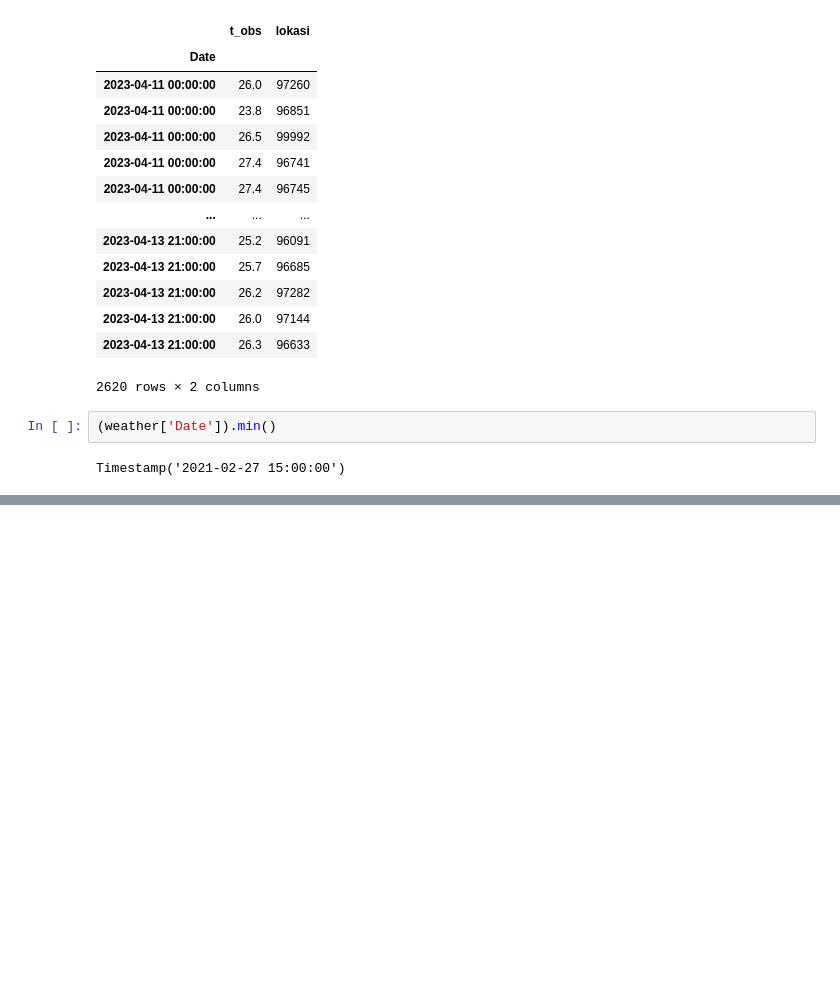
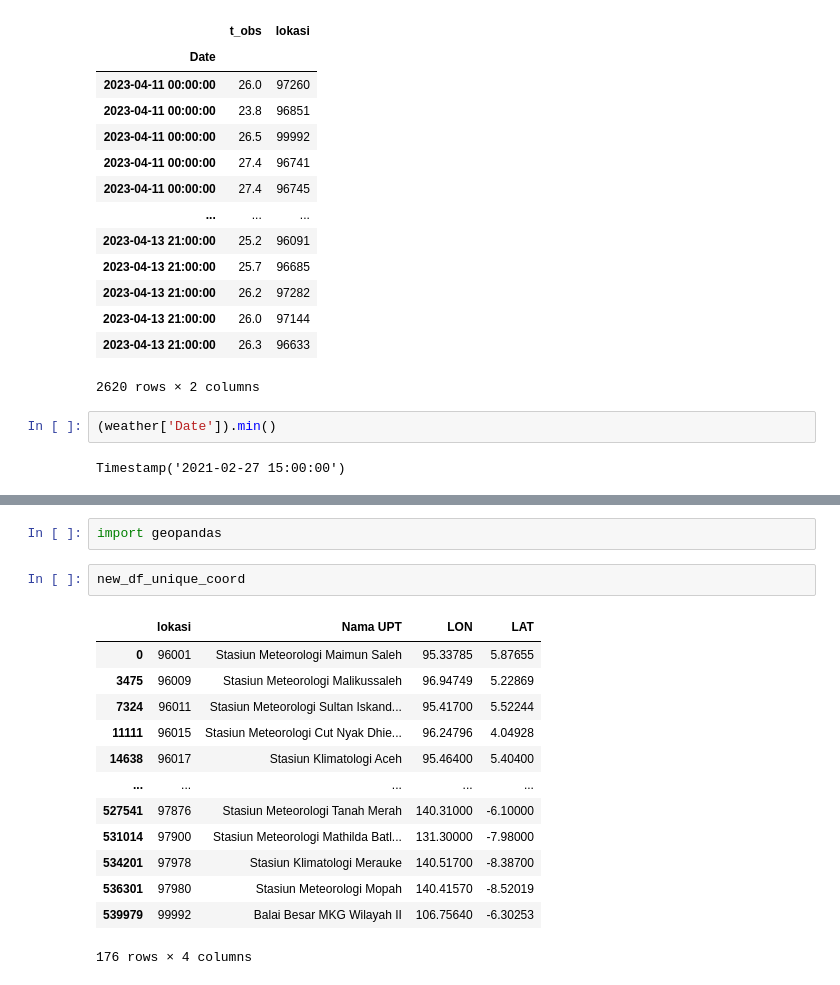
Before and after one commit to harmonicnauts/Modelling-MONAS, a Jupyter notebook: Random Test/Test_data_value.ipynb, the cells around one changed output, grey strips where cells are left out. Saved outputs shown, nothing was run; the diff lists cells and outputs as text; blank space fills up the shorter version.

```diff
--- a/Random Test/Test_data_value.ipynb
+++ b/Random Test/Test_data_value.ipynb
@@ -237,0 +298,18 @@ Name: Date, dtype: datetime64[ns]
+# %%
+import geopandas
+# %%
+new_df_unique_coord
+# %% [output]
+|  | lokasi | Nama UPT | LON | LAT |
+| 0 | 96001 | Stasiun Meteorologi Maimun Saleh | 95.33785 | 5.87655 |
+| 3475 | 96009 | Stasiun Meteorologi Malikussaleh | 96.94749 | 5.22869 |
+| 7324 | 96011 | Stasiun Meteorologi Sultan Iskand... | 95.41700 | 5.52244 |
+| 11111 | 96015 | Stasiun Meteorologi Cut Nyak Dhie... | 96.24796 | 4.04928 |
+| 14638 | 96017 | Stasiun Klimatologi Aceh | 95.46400 | 5.40400 |
+| ... | ... | ... | ... | ... |
+| 527541 | 97876 | Stasiun Meteorologi Tanah Merah | 140.31000 | -6.10000 |
+| 531014 | 97900 | Stasiun Meteorologi Mathilda Batl... | 131.30000 | -7.98000 |
+| 534201 | 97978 | Stasiun Klimatologi Merauke | 140.51700 | -8.38700 |
+| 536301 | 97980 | Stasiun Meteorologi Mopah | 140.41570 | -8.52019 |
+| 539979 | 99992 | Balai Besar MKG Wilayah II | 106.75640 | -6.30253 |
+176 rows × 4 columns
```
Also changed, not shown: parts of 12 cells of this notebook, 7 other files.
